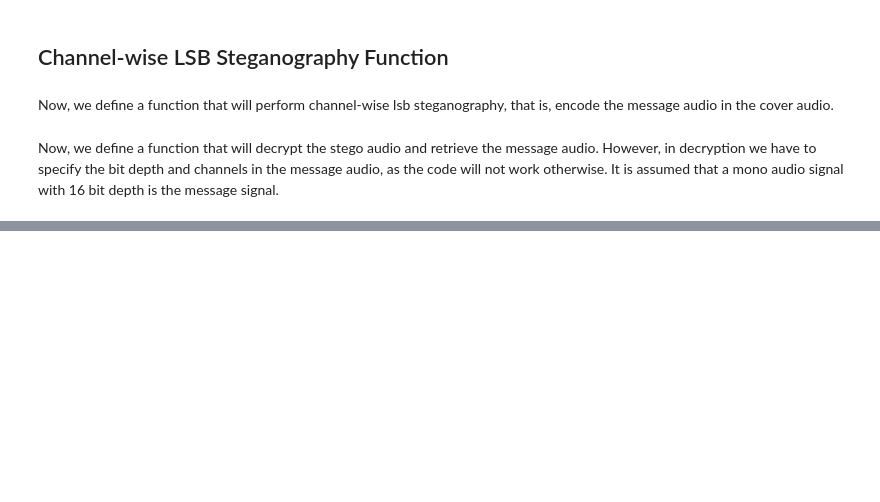
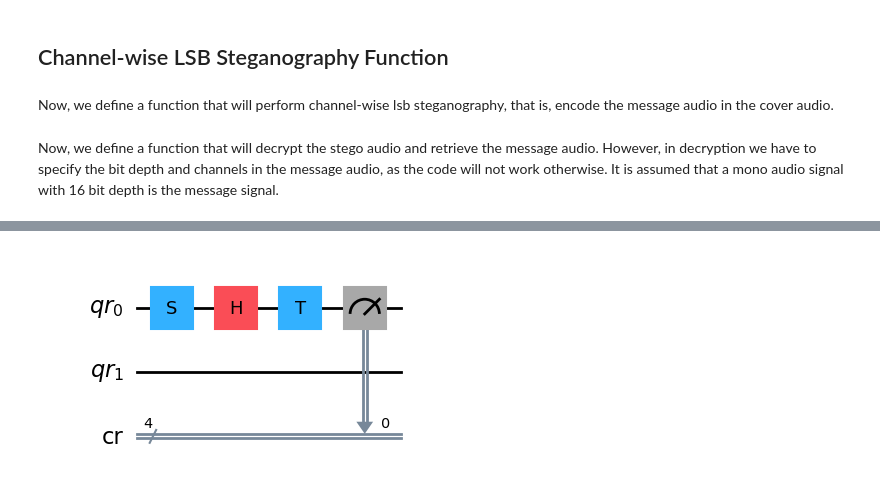
Before and after one commit to skywalker478/qcThesis, a Jupyter notebook: steganography.ipynb, the cells around one changed output, grey strips where cells are left out. Saved outputs shown, nothing was run; the diff lists cells and outputs as text; code cells hidden in the pictures; blank space fills up the shorter version.

```diff
--- a/steganography.ipynb
+++ b/steganography.ipynb
@@ -244,0 +290,5 @@ def decodeLSB(stegoAudioPath, messageAudioPath, messageBitDepth=16, messageChann
+# %%
+
+measureA2.draw(output='mpl')
+# %% [output]
+[figure, added]
```
Also changed, not shown: parts of 18 cells of this notebook, 11 other files.
